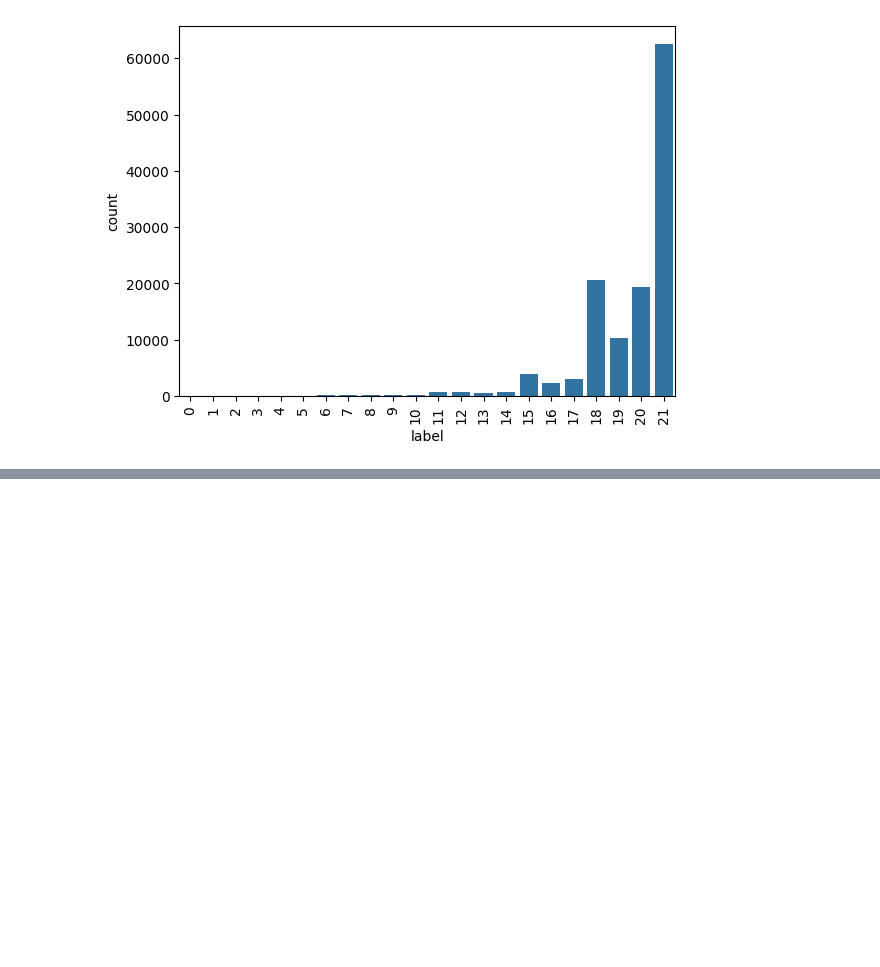
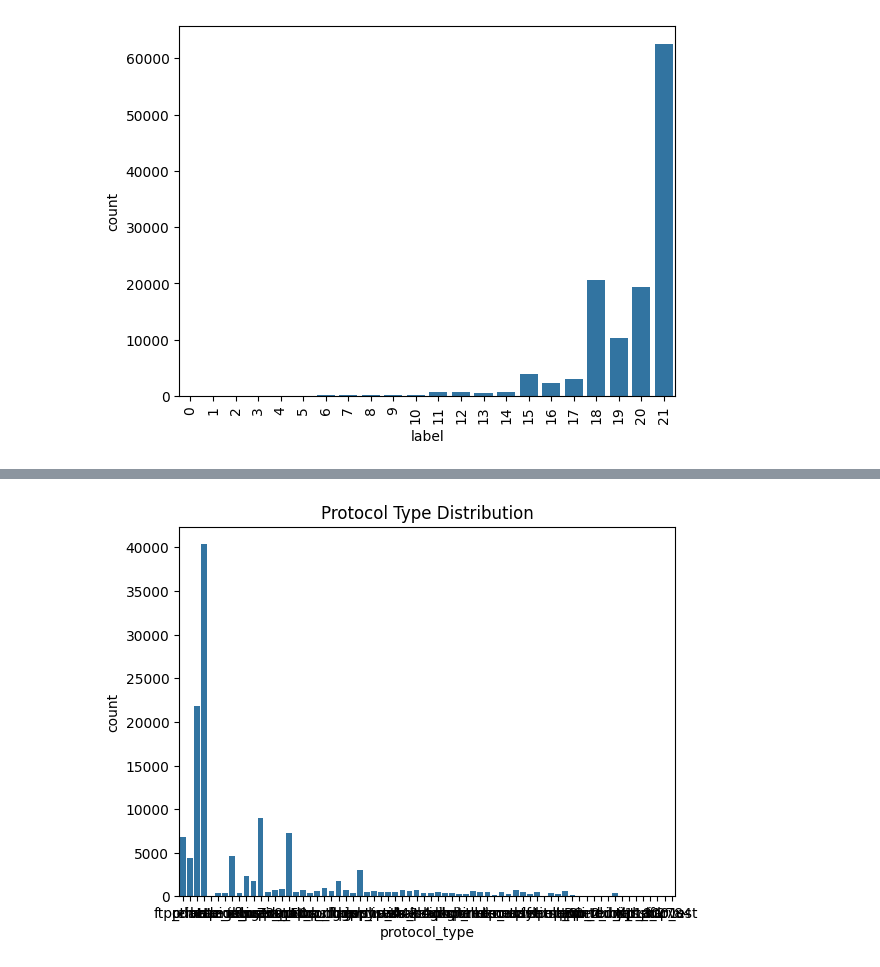
Before and after one commit to Jatin-gumber12/network-intrusion-detection-system, a Jupyter notebook: notebooks/data-analysis.ipynb, the cells around one changed output, grey strips where cells are left out. Saved outputs shown, nothing was run; the diff lists cells and outputs as text; code cells hidden in the pictures; blank space fills up the shorter version.

```diff
--- a/notebooks/data-analysis.ipynb
+++ b/notebooks/data-analysis.ipynb
@@ -61,0 +131,6 @@ plt.show()
+# %%
+sns.countplot(x='protocol_type', data=data)
+plt.title("Protocol Type Distribution")
+plt.show()
+# %% [output]
+[figure, added]
```
Also changed, not shown: parts of 5 cells of this notebook, 4 other files.
